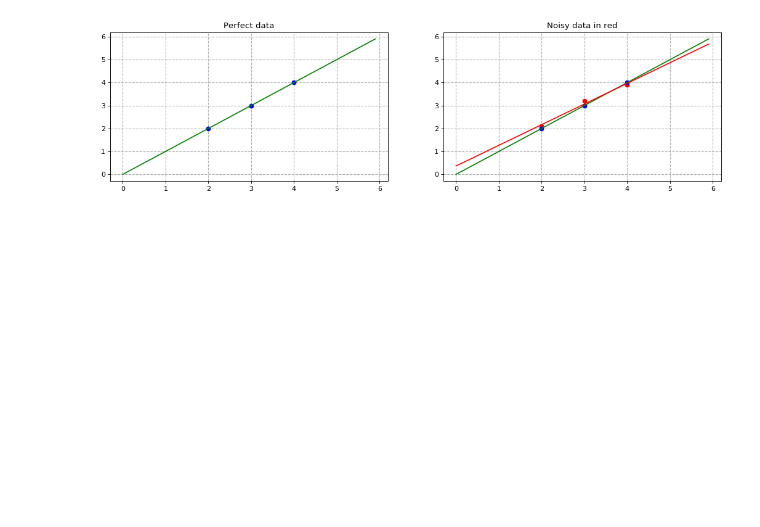
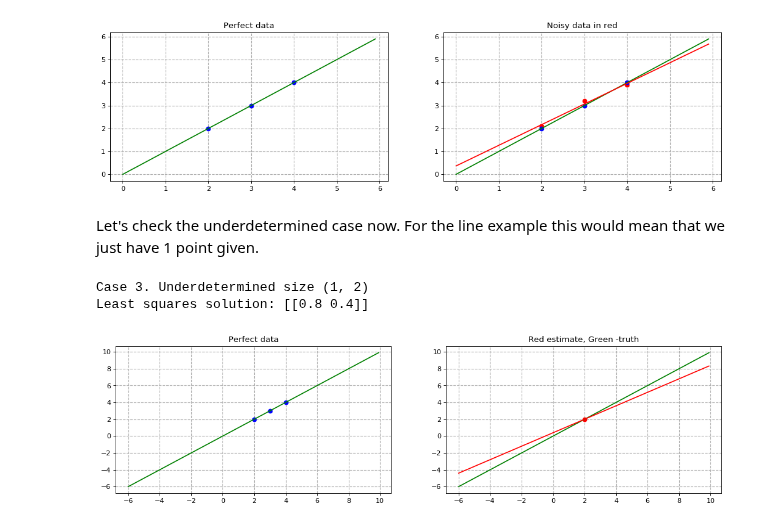
Before and after one commit to ovysotska/in_simple_english, a Jupyter notebook: system_of_linear_equations.ipynb, the cells around one changed output. Drawn from its saved outputs; the diff is of its cells as text; code cells hidden in the pictures; blank space fills up the shorter version.

```diff
--- a/system_of_linear_equations.ipynb
+++ b/system_of_linear_equations.ipynb
@@ -124,6 +133,43 @@ plt.grid(linestyle='--', linewidth=1);
 plt.title("Noisy data in red");
 # %% [output]
 [figure]
+# %% [markdown]
+Let's check the underdetermined case now. For the line example this would mean that we just have 1 point given.
+# %%
+## Case 2. Underdetermined matrix.
+A =  np.matrix([[2,1]])
+b =  np.array([2])
+x_under_ls = (A.transpose() * LA.inv(A*A.transpose())).dot(b)
+print("Case 3. Underdetermined size", A.shape)
+print("Least squares solution:", x_under_ls)
+
+import matplotlib.pyplot as plt
+## Visualization of the least squares solution
+fig=plt.figure(figsize=(16, 4), dpi= 80, facecolor='w', edgecolor='k')
+plt.subplot(121)
+plt.plot(B[:,0], c, 'bo');
+line = np.arange(-6, 10, 0.1)
+
+f = x3_ls[0,0] * line + x3_ls[0,1]
+plt.plot(line, f, 'g-')
+
+plt.grid(linestyle='--', linewidth=1);
+plt.title("Perfect data");
+
+plt.subplot(122)
+plt.plot(A[:,0], b, 'ro');
+# plt.plot(B[:,0], c, 'bo');
+
+plt.plot(line, f, 'g-')
+f = x_under_ls[0,0] * line +  x_under_ls[0,1]
+plt.plot(line, f, 'r-')
+
+plt.grid(linestyle='--', linewidth=1);
+plt.title("Red estimate, Green -truth");
+# %% [output]
+Case 3. Underdetermined size (1, 2)
+Least squares solution: [[0.8 0.4]]
+[figure, added]
 # %% [markdown]
 ## Solving homogeneous systems $Ax=0$
 
```
Also changed, not shown: parts of 12 cells of this notebook, 2 other files.
